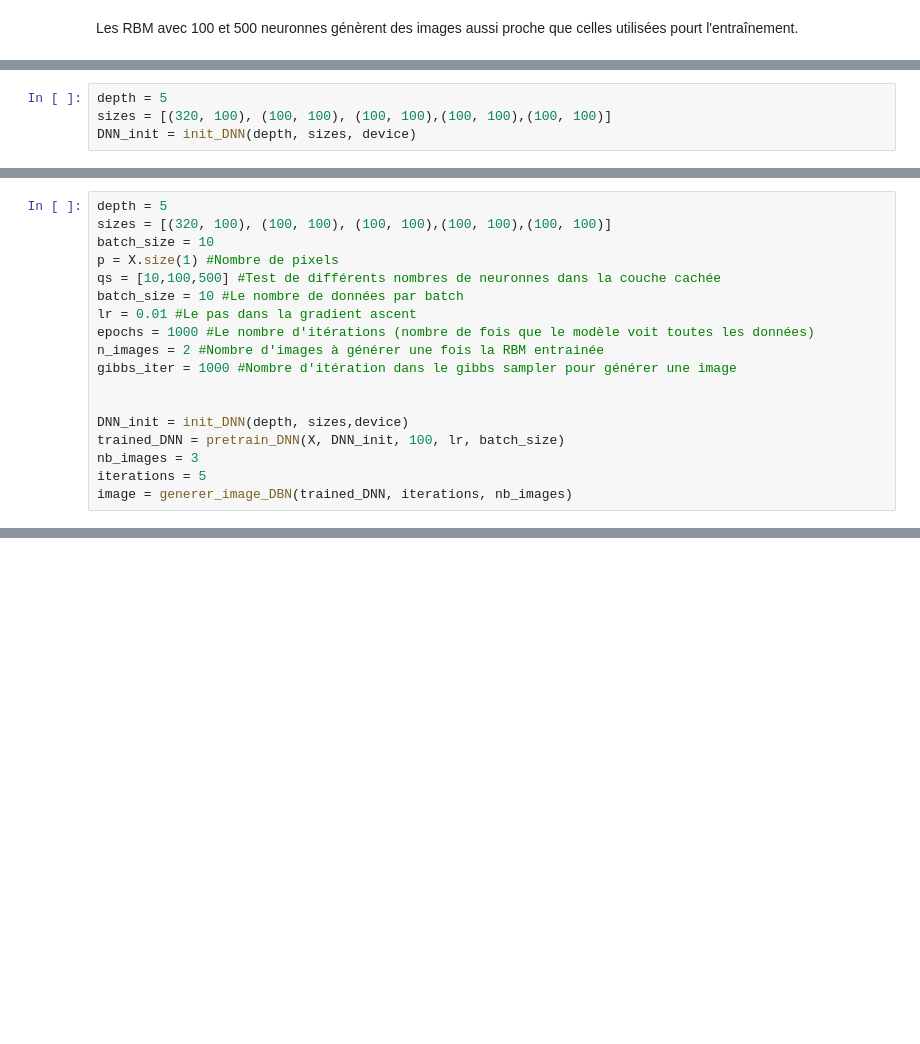
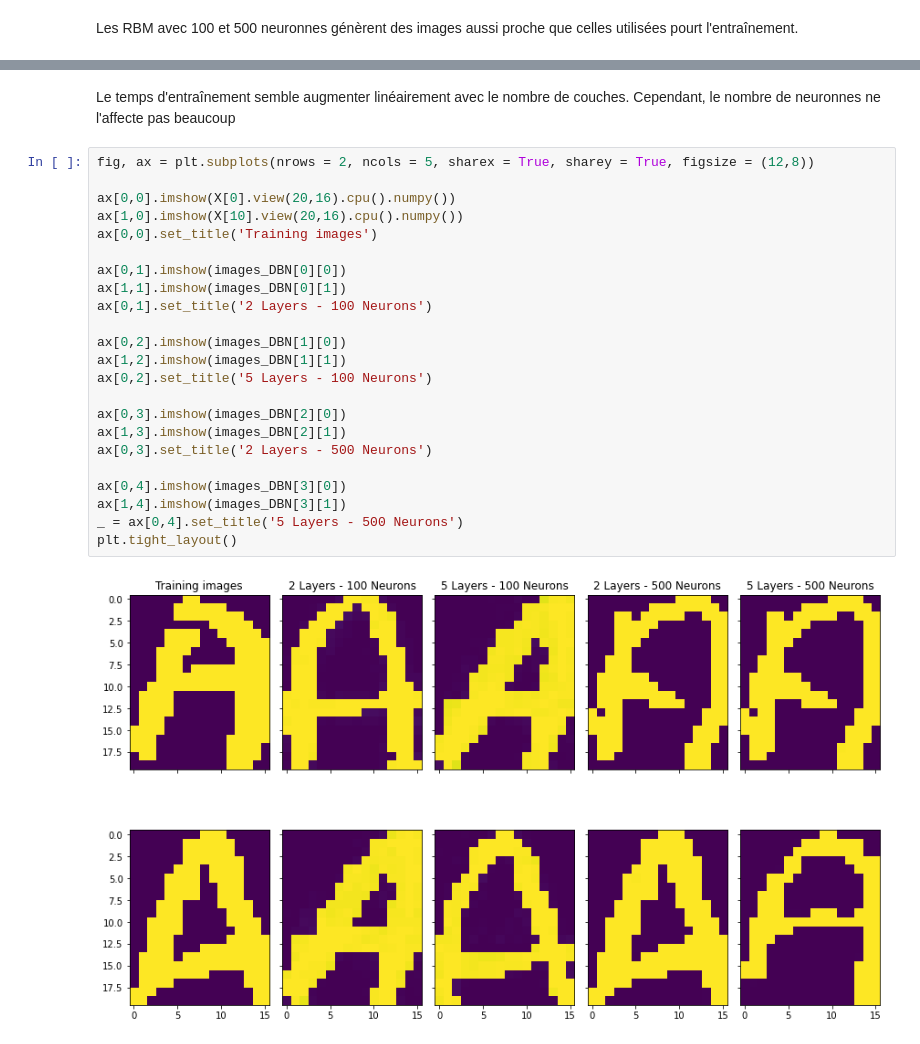
Before and after one commit to gasbas/DeepLearning2, a Jupyter notebook: Experiments.ipynb, the cells around one changed output, grey strips where cells are left out. Drawn from its saved outputs; the diff is of its cells as text; blank space fills up the shorter version.

```diff
--- a/Experiments.ipynb
+++ b/Experiments.ipynb
@@ -119,4 +99,0 @@ from time import time
-# %%
-depth = 5
-sizes = [(320, 100), (100, 100), (100, 100),(100, 100),(100, 100)]
-DNN_init = init_DNN(depth, sizes, device)
@@ -162,18 +99,0 @@ pretrained_DNN
-# %%
-depth = 5
-sizes = [(320, 100), (100, 100), (100, 100),(100, 100),(100, 100)]
-batch_size = 10
-p = X.size(1) #Nombre de pixels
-qs = [10,100,500] #Test de différents nombres de neuronnes dans la couche cachée
-batch_size = 10 #Le nombre de données par batch
-lr = 0.01 #Le pas dans la gradient ascent
-epochs = 1000 #Le nombre d'itérations (nombre de fois que le modèle voit toutes les données)
-n_images = 2 #Nombre d'images à générer une fois la RBM entrainée
-gibbs_iter = 1000 #Nombre d'itération dans le gibbs sampler pour générer une image
-
-
-DNN_init = init_DNN(depth, sizes,device)
-trained_DNN = pretrain_DNN(X, DNN_init, 100, lr, batch_size)
-nb_images = 3
-iterations = 5
-image = generer_image_DBN(trained_DNN, iterations, nb_images)
@@ -195,0 +146,27 @@ x = torch.randn(p).to(pretrained_DNN[0].W.device)
+# %% [markdown]
+Le temps d'entraînement semble augmenter linéairement avec le nombre de couches. Cependant, le nombre de neuronnes ne l'affecte pas beaucoup
+# %%
+fig, ax = plt.subplots(nrows = 2, ncols = 5, sharex = True, sharey = True, figsize = (12,8))
+
+ax[0,0].imshow(X[0].view(20,16).cpu().numpy())
+ax[1,0].imshow(X[10].view(20,16).cpu().numpy())
+ax[0,0].set_title('Training images')
+
+ax[0,1].imshow(images_DBN[0][0])
+ax[1,1].imshow(images_DBN[0][1])
+ax[0,1].set_title('2 Layers - 100 Neurons')
+
+ax[0,2].imshow(images_DBN[1][0])
+ax[1,2].imshow(images_DBN[1][1])
+ax[0,2].set_title('5 Layers - 100 Neurons')
+
+ax[0,3].imshow(images_DBN[2][0])
+ax[1,3].imshow(images_DBN[2][1])
+ax[0,3].set_title('2 Layers - 500 Neurons')
+
+ax[0,4].imshow(images_DBN[3][0])
+ax[1,4].imshow(images_DBN[3][1])
+_ = ax[0,4].set_title('5 Layers - 500 Neurons')
+plt.tight_layout()
+# %% [output]
+[figure, added]
```
Also changed, not shown: parts of 34 cells of this notebook, 12 other files.
